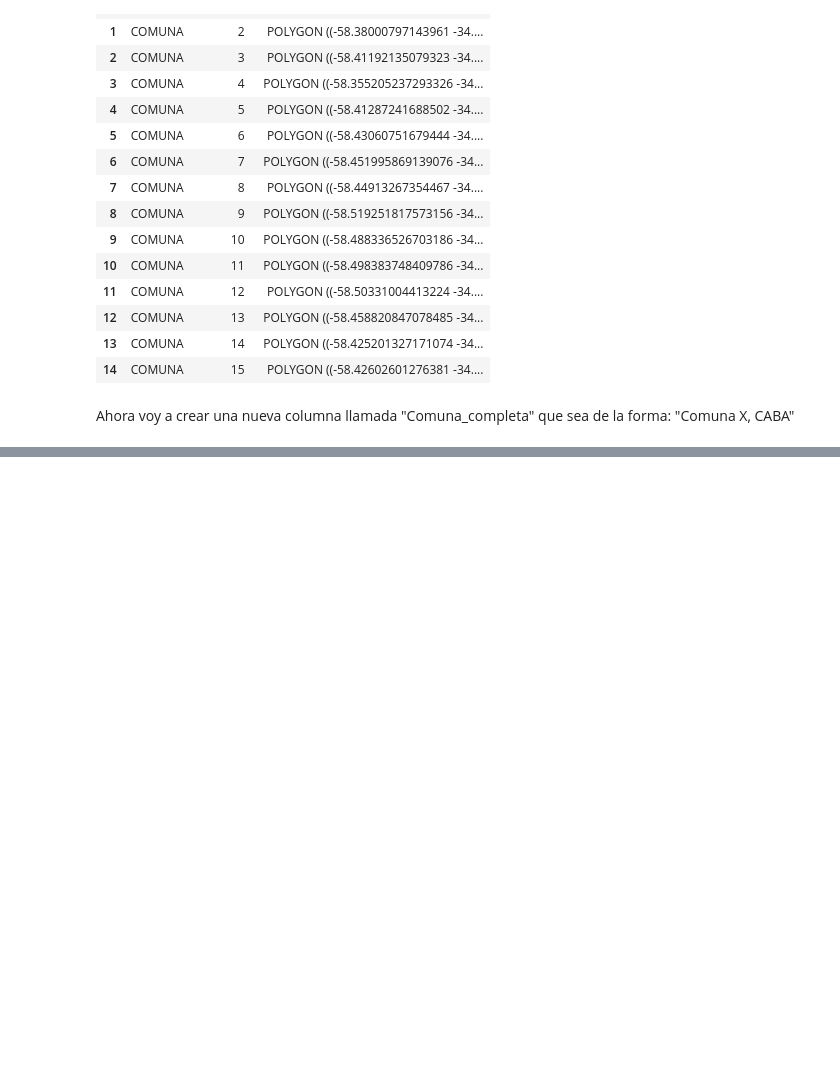
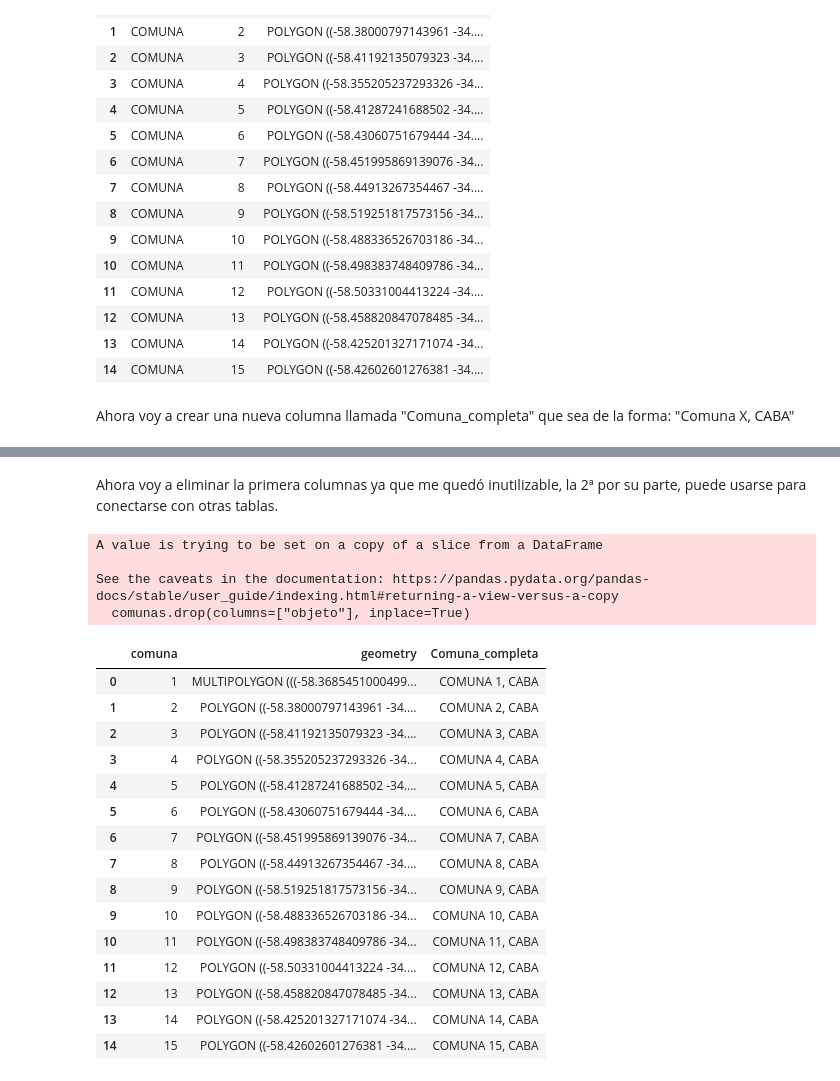
Before and after one commit to Tagliaferro22/siniestros-viales, a Jupyter notebook: Datasets/creacion_csv_necesario.ipynb, the cells around one changed output, grey strips where cells are left out. Saved outputs shown, nothing was run; the diff lists cells and outputs as text; code cells hidden in the pictures; blank space fills up the shorter version.

Commit message:
Creacion de csv necesario para mapa

```diff
--- a/Datasets/creacion_csv_necesario.ipynb
+++ b/Datasets/creacion_csv_necesario.ipynb
@@ -70,0 +98,26 @@ for indice in comunas.index:
+# %% [markdown]
+Ahora voy a eliminar la primera columnas ya que me quedó inutilizable, la 2ª por su parte, puede usarse para conectarse con otras tablas.
+# %%
+comunas.drop(columns=["objeto"], inplace=True)
+comunas
+# %% [output]
+A value is trying to be set on a copy of a slice from a DataFrame
+
+See the caveats in the documentation: https://pandas.pydata.org/pandas-docs/stable/user_guide/indexing.html#returning-a-view-versus-a-copy
+  comunas.drop(columns=["objeto"], inplace=True)
+|  | comuna | geometry | Comuna_completa |
+| 0 | 1 | MULTIPOLYGON (((-58.3685451000499... | COMUNA 1, CABA |
+| 1 | 2 | POLYGON ((-58.38000797143961 -34.... | COMUNA 2, CABA |
+| 2 | 3 | POLYGON ((-58.41192135079323 -34.... | COMUNA 3, CABA |
+| 3 | 4 | POLYGON ((-58.355205237293326 -34... | COMUNA 4, CABA |
+| 4 | 5 | POLYGON ((-58.41287241688502 -34.... | COMUNA 5, CABA |
+| 5 | 6 | POLYGON ((-58.43060751679444 -34.... | COMUNA 6, CABA |
+| 6 | 7 | POLYGON ((-58.451995869139076 -34... | COMUNA 7, CABA |
+| 7 | 8 | POLYGON ((-58.44913267354467 -34.... | COMUNA 8, CABA |
+| 8 | 9 | POLYGON ((-58.519251817573156 -34... | COMUNA 9, CABA |
+| 9 | 10 | POLYGON ((-58.488336526703186 -34... | COMUNA 10, CABA |
+| 10 | 11 | POLYGON ((-58.498383748409786 -34... | COMUNA 11, CABA |
+| 11 | 12 | POLYGON ((-58.50331004413224 -34.... | COMUNA 12, CABA |
+| 12 | 13 | POLYGON ((-58.458820847078485 -34... | COMUNA 13, CABA |
+| 13 | 14 | POLYGON ((-58.425201327171074 -34... | COMUNA 14, CABA |
+| 14 | 15 | POLYGON ((-58.42602601276381 -34.... | COMUNA 15, CABA |
```
Also changed, not shown: parts of 8 cells of this notebook, 1 other file.
